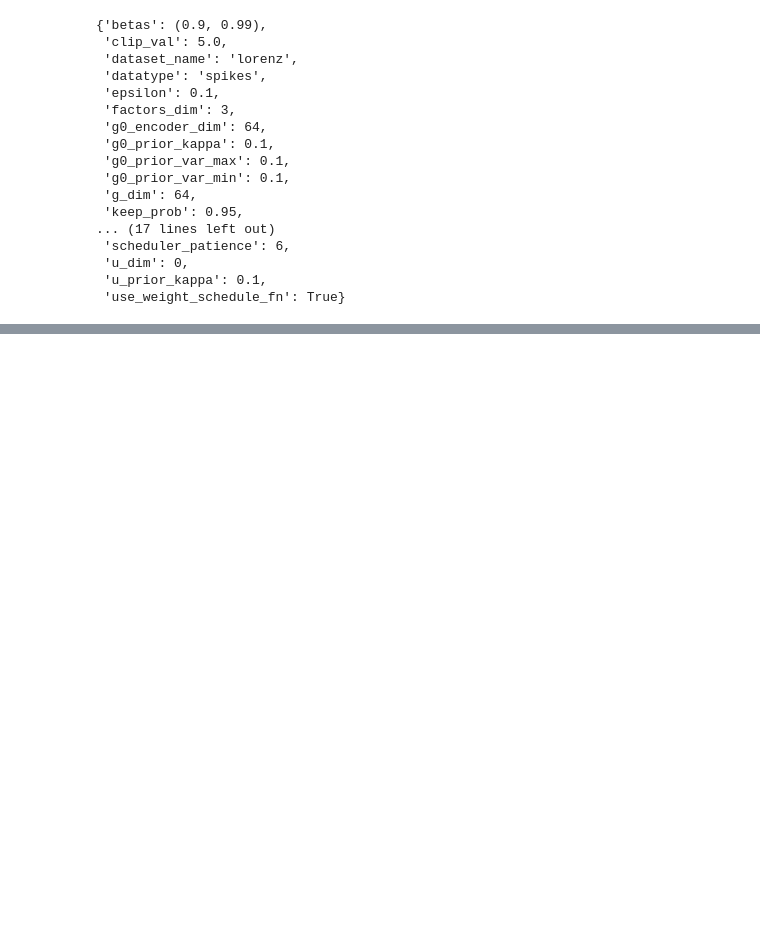
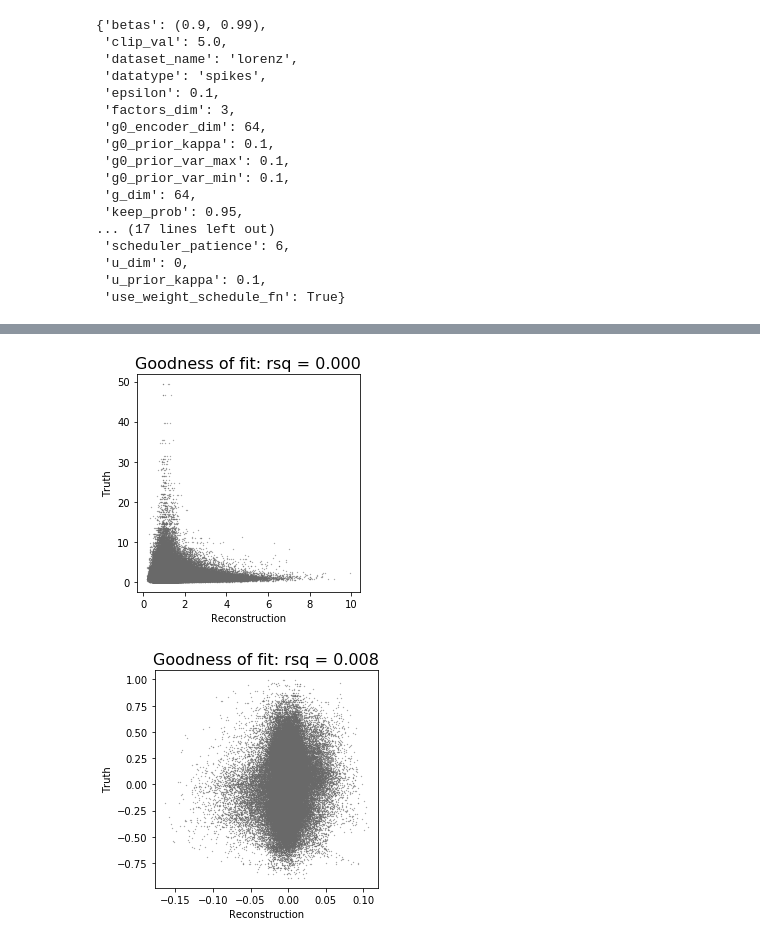
Before and after one commit to lyprince/hierarchical_lfads, a Jupyter notebook: lfads_demo.ipynb, the cells around one changed output, grey strips where cells are left out. Cells and saved outputs as stored; diff of their text form; code cells hidden in the pictures; blank space fills up the shorter version.

```diff
--- a/lfads_demo.ipynb
+++ b/lfads_demo.ipynb
@@ -142,0 +198,5 @@ fig.legend(['data', 'reconstruction'])
+# %%
+results_dict = model.plot_recon_rsquared(valid_data, valid_truth, train_data, train_truth)
+# %% [output]
+[figure, added]
+[figure, added]
```
Also changed, not shown: parts of 14 cells of this notebook, 4 other files.
